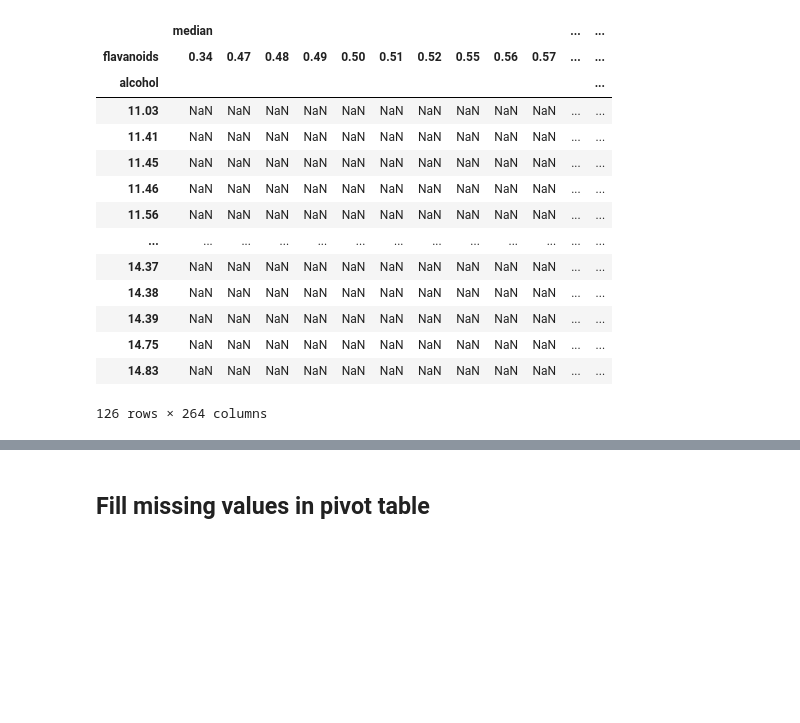
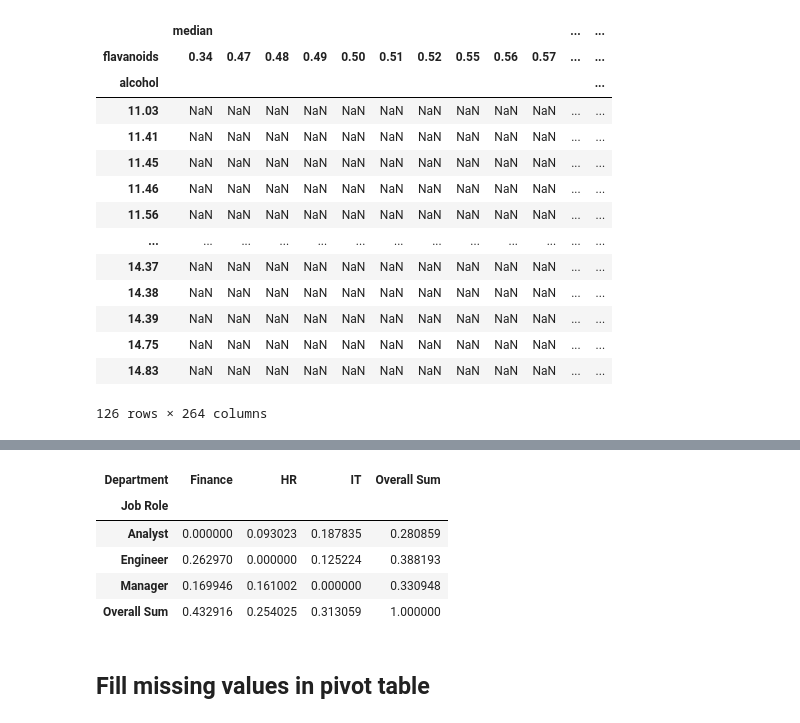
Before and after one commit to shant-kolekar/dataAnalyticsEssentialModules, a Jupyter notebook: pandas.ipynb, the cells around one changed output, grey strips where cells are left out. Cells and saved outputs as stored; diff of their text form; code cells hidden in the pictures; blank space fills up the shorter version.

Commit message:
update crosstab and concat func

```diff
--- a/pandas.ipynb
+++ b/pandas.ipynb
@@ -506,3 +530,35 @@ df.pivot_table(index='alcohol', values = 'alcalinity_of_ash', columns= 'flavanoi
+# %%
+
+import pandas as pd
+
+# Sample data
+data = {
+    'Job Role': ['Engineer', 'Manager', 'Analyst', 'Engineer', 'Manager', 'Analyst', 'Engineer', 'Analyst'],
+    'Department': ['IT', 'HR', 'IT', 'Finance', 'Finance', 'HR', 'Finance', 'IT'],
+    'Salary': [70000, 90000, 50000, 75000, 95000, 52000, 72000, 55000]
+}
+
+df = pd.DataFrame(data)
+
+# Crosstab with all common parameters
+result = pd.crosstab(
+    index=df['Job Role'],
+    columns=df['Department'],
+    values=df['Salary'],
+    aggfunc='sum',
+    margins=True,
+    margins_name='Overall Sum',
+    normalize=True
+)
+
+result
+# %% [output]
+| Department | Finance | HR | IT | Overall Sum |
+| Job Role |  |  |  |  |
+| Analyst | 0.000000 | 0.093023 | 0.187835 | 0.280859 |
+| Engineer | 0.262970 | 0.000000 | 0.125224 | 0.388193 |
+| Manager | 0.169946 | 0.161002 | 0.000000 | 0.330948 |
+| Overall Sum | 0.432916 | 0.254025 | 0.313059 | 1.000000 |
 # %% [markdown]
 ## Fill missing values in pivot table
 # %%
```
Also changed, not shown: parts of 13 cells of this notebook.
